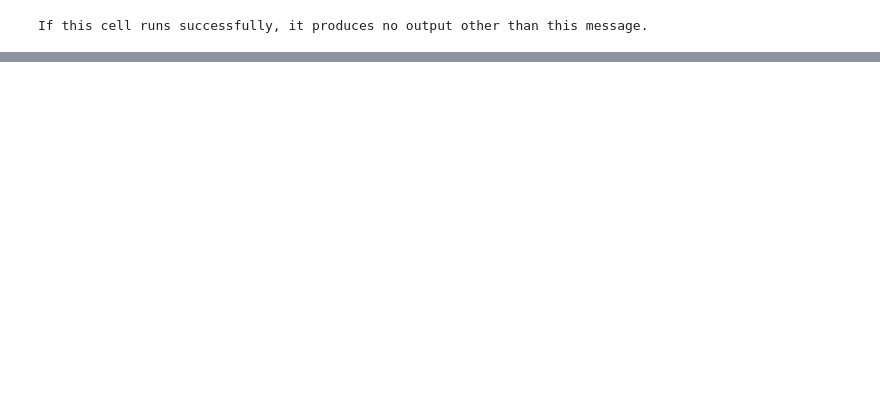
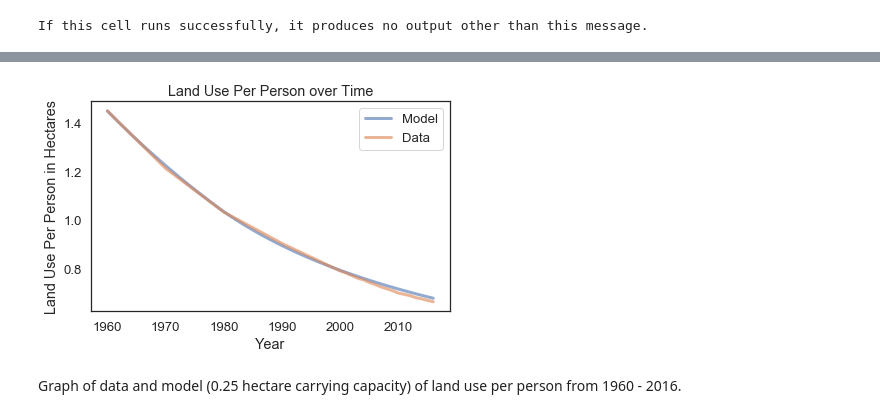
Before and after one commit to ANordwall/ModSimPy, a Jupyter notebook: code/!Project.ipynb, the cells around one changed output, grey strips where cells are left out. Saved outputs shown, nothing was run; the diff lists cells and outputs as text; code cells hidden in the pictures; blank space fills up the shorter version.

```diff
--- a/code/!Project.ipynb
+++ b/code/!Project.ipynb
@@ -162,0 +83,9 @@ def decay_sim ():
+# %%
+"""variables for land use pp model 1"""
+
+
+systemLandPP = System(alpha = 60,
+                      r = .005,
+                      k = .25, #carrying capacity of .25 hectares
+                     t_0 = 1960,
+                     r_0 = 1.447597)
@@ -162,0 +99,7 @@ def decay_sim ():
+# %%
+"""model for 1960-1980"""
+
+def land_PP_change1(land_use_pp, system):
+
+    pp_decline = land_use_pp/system.alpha
+    return land_use_pp - pp_decline
@@ -162,0 +113,25 @@ def decay_sim ():
+# %%
+def run_simulation_PP(system):
+
+    results = TimeSeries()
+    results[system.t_0] = system.r_0
+
+    for t in linrange(1960, 2016, 1):
+        if t < 1980:
+            results[t+1] = land_PP_change1(results[t], system)
+        else:
+            results[t+1] = land_PP_change2(results[t], system)
+    return results
+# %%
+results = run_simulation_PP(systemLandPP)
+
+plot (results, label='Model')
+plot (years, land_use_pp_data, label='Data')
+
+decorate(xlabel='Year',
+        ylabel='Land Use Per Person in Hectares',
+        title='Land Use Per Person over Time')
+# %% [output]
+[figure, added]
+# %% [markdown]
+Graph of data and model (0.25 hectare carrying capacity) of land use per person from 1960 - 2016.
```
Also changed, not shown: parts of 35 cells of this notebook.
